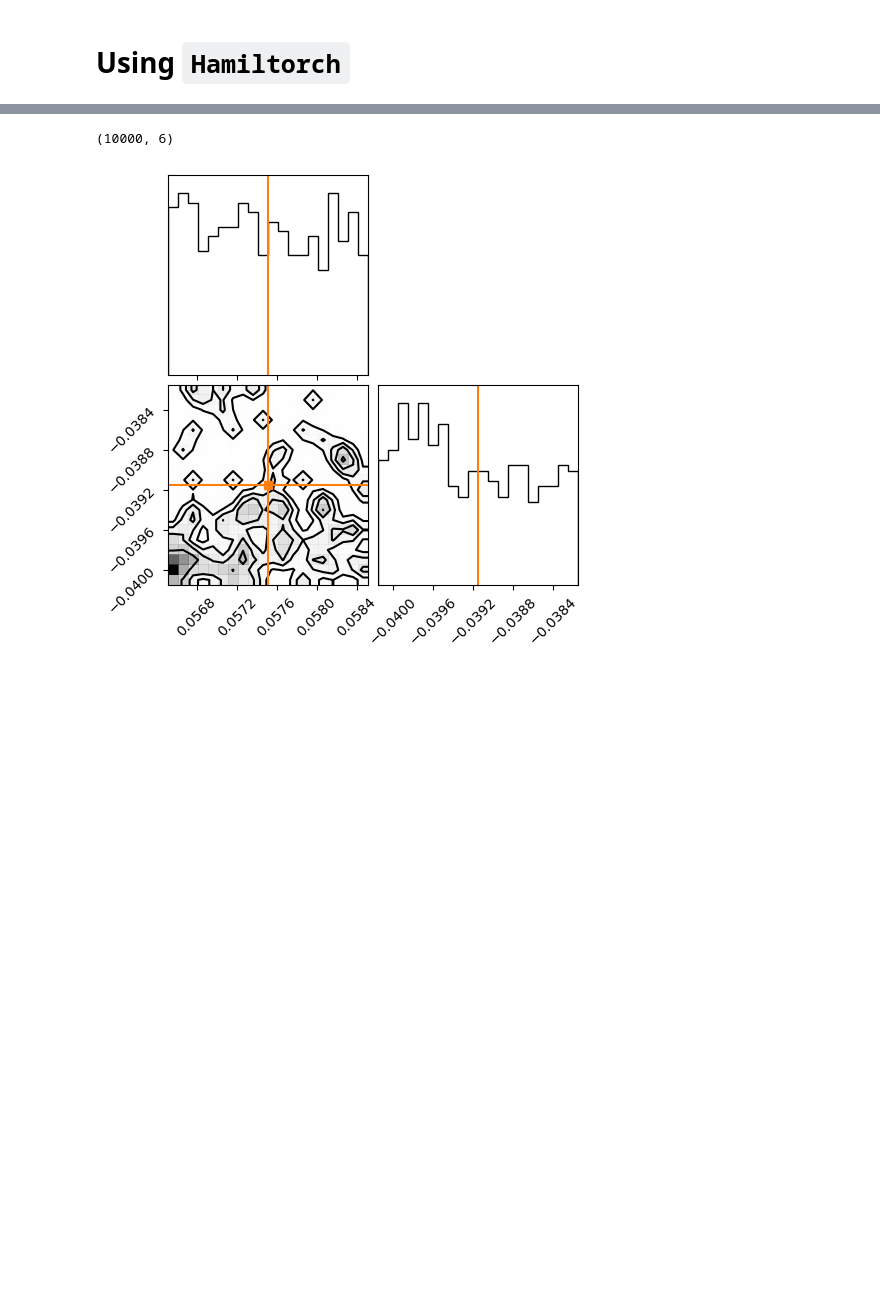
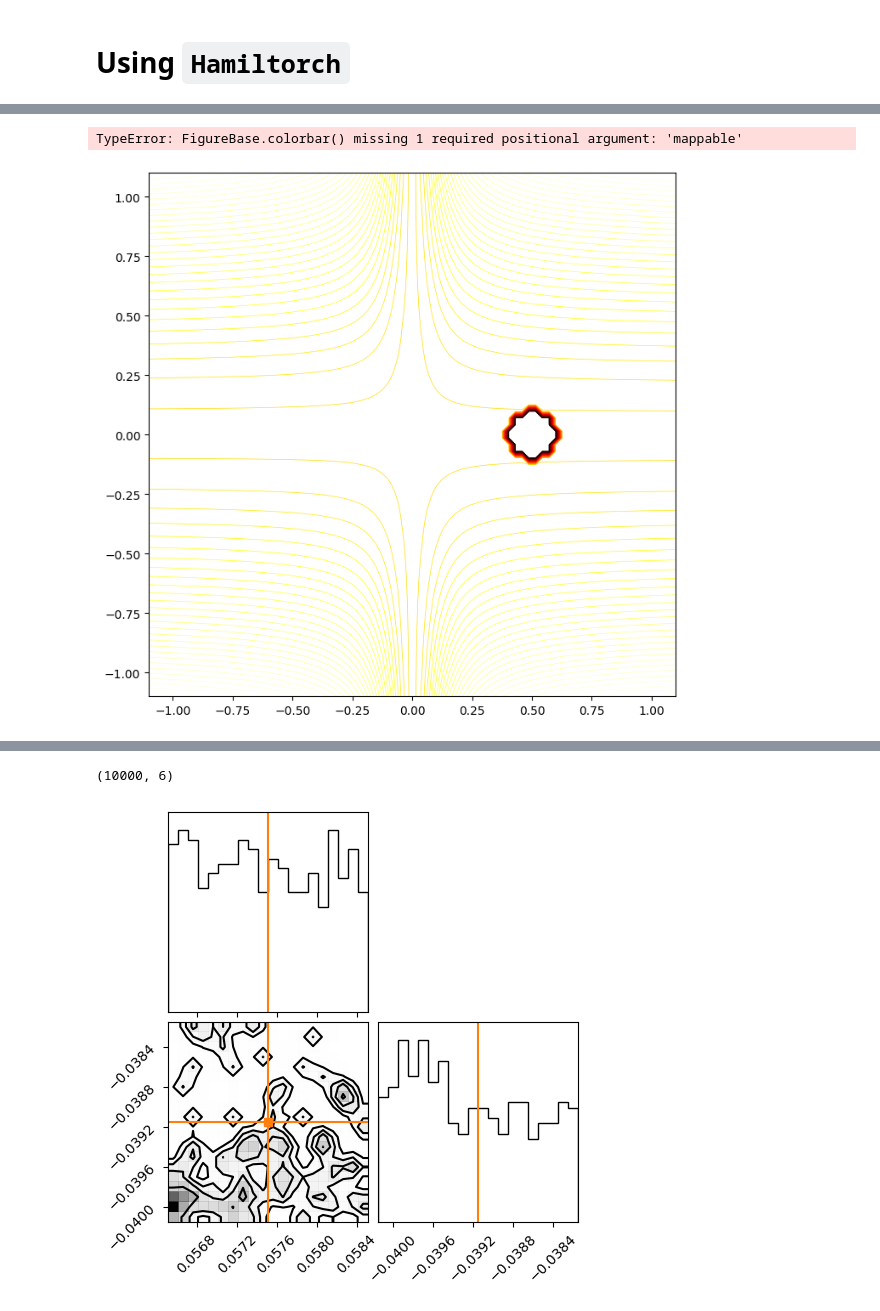
Before and after one commit to edmundlth/phase-transition-in-singular-model-paper, a Jupyter notebook: experiments/local-complexity-estimates.ipynb, the cells around one changed output, grey strips where cells are left out. Drawn from its saved outputs; the diff is of its cells as text; code cells hidden in the pictures; blank space fills up the shorter version.

```diff
--- a/experiments/local-complexity-estimates.ipynb
+++ b/experiments/local-complexity-estimates.ipynb
@@ -583,0 +644,29 @@ ax.plot(a[:, 0], a[:, 1], "y+", markersize=2, alpha=0.2)
+# %%
+fig, ax = plt.subplots(1, 1, figsize=(8, 8))
+
+low, high = -1.1, 1.1
+w1_axis = np.linspace(low, high, num=80)
+w2_axis = np.linspace(low, high, num=80)
+# win_size = 0.1
+# a = params_init.detach().numpy()
+# a = torch.tensor([0.0, 0.0])
+# xmin, xmax = a[0] - win_size, a[0] + win_size
+# ymin, ymax = a[1] - win_size, a[1] + win_size
+# w1_axis = np.linspace(xmin, xmax, num=80)
+# w2_axis = np.linspace(ymin, ymax, num=80)
+W1, W2 = np.meshgrid(w1_axis, w2_axis)
+
+with torch.no_grad():
+    num_rows, num_cols = W1.shape
+    Z = np.zeros_like(W1)
+    for i in range(num_rows):
+        for j in range(num_cols):
+            Z[i, j] = log_prob_func(torch.tensor([W1[i, j], W2[i, j]], dtype=torch.float))
+#             Z[i, j] = log_likelihood_func(torch.tensor([W1[i, j], W2[i, j]], dtype=torch.float))
+#             Z[i, j] = log_prior_func(torch.tensor([W1[i, j], W2[i, j]], dtype=torch.float))
+#             Z[i, j] = ll_func(np.array([W1[i, j], W2[i, j]]))
+ax.contour(W1, W2, Z, levels=100, alpha=1, linewidths=0.5, cmap="hot_r")
+fig.colorbar()
+# %% [output]
+TypeError: FigureBase.colorbar() missing 1 required positional argument: 'mappable'
+[figure, added]
```
Also changed, not shown: parts of 14 cells of this notebook, 11 other files.
